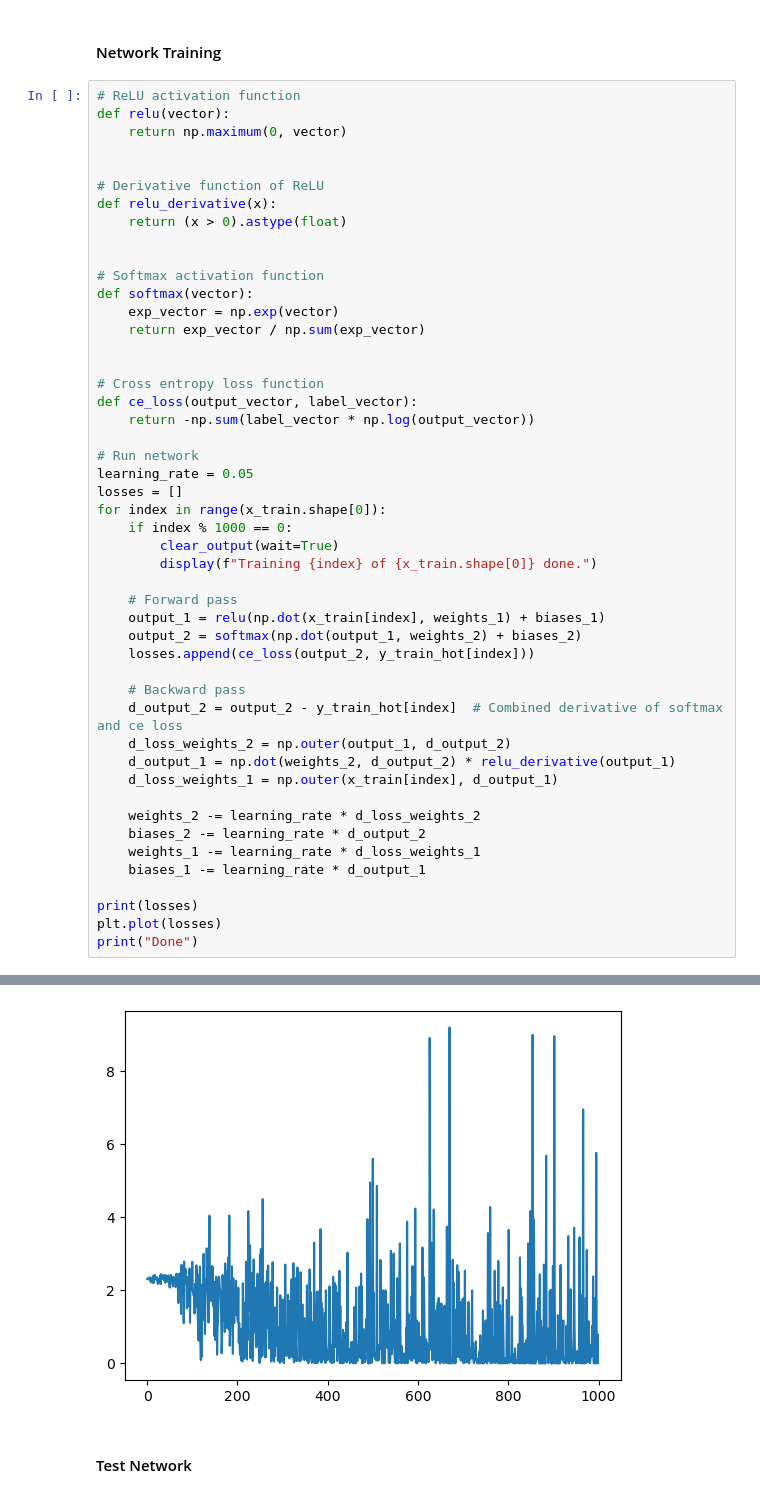
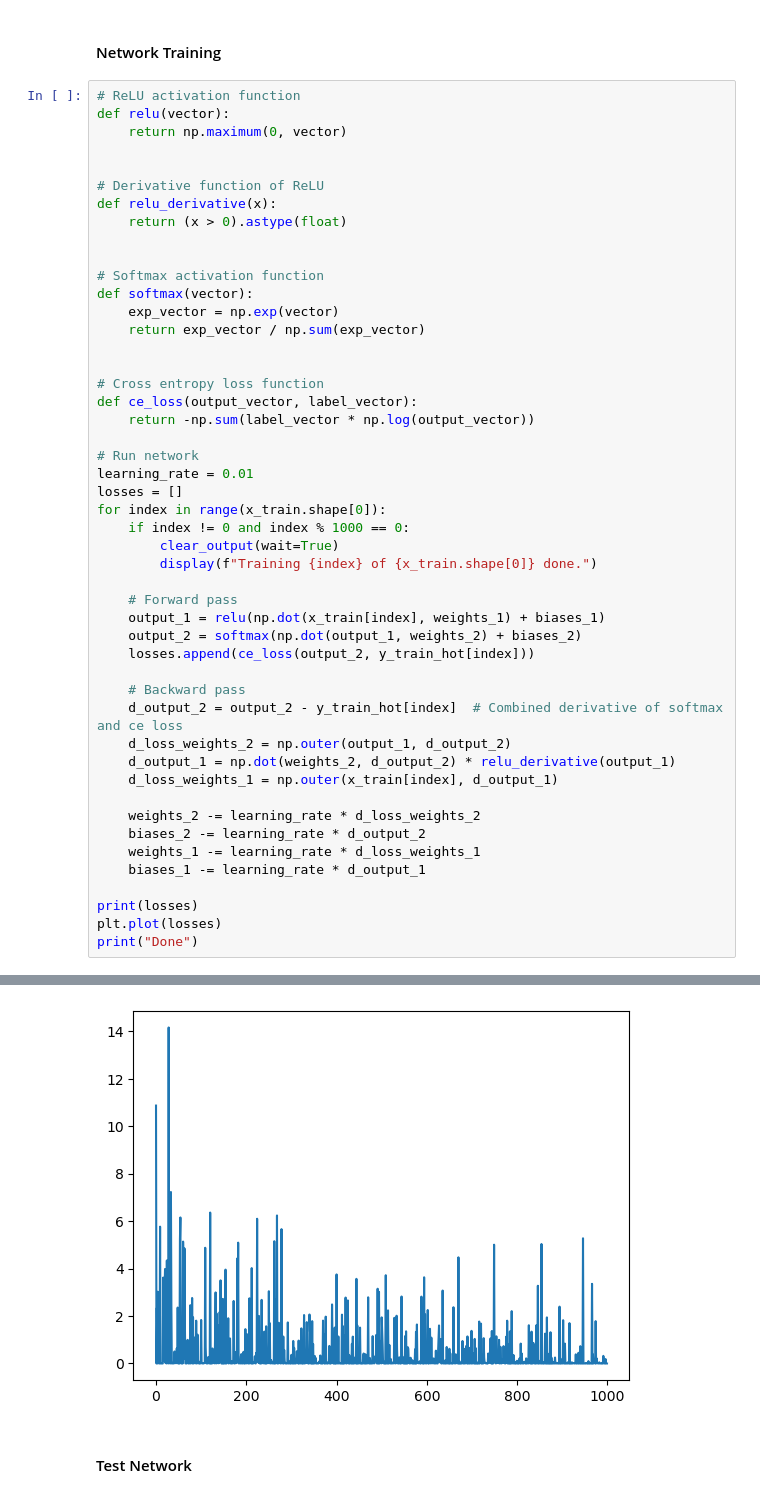
Before and after one commit to mario-ruoff/machine-learning-collection, a Jupyter notebook: neural_network.ipynb, the cells around one changed output, grey strips where cells are left out. Drawn from its saved outputs; the diff is of its cells as text.

```diff
--- a/neural_network.ipynb
+++ b/neural_network.ipynb
@@ -71,10 +68,10 @@ def ce_loss(output_vector, label_vector):
     return -np.sum(label_vector * np.log(output_vector))
 
 # Run network
-learning_rate = 0.05
+learning_rate = 0.01
 losses = []
 for index in range(x_train.shape[0]):
-    if index % 1000 == 0:
+    if index != 0 and index % 1000 == 0:
         clear_output(wait=True)
         display(f"Training {index} of {x_train.shape[0]} done.")
 
@@ -103,5 +100,5 @@ print("Done")
 Done
-[figure, old version]
+[figure, new version]
 # %% [markdown]
 #### Test Network
 # %%
```
Also changed, not shown: parts of 8 cells of this notebook.
